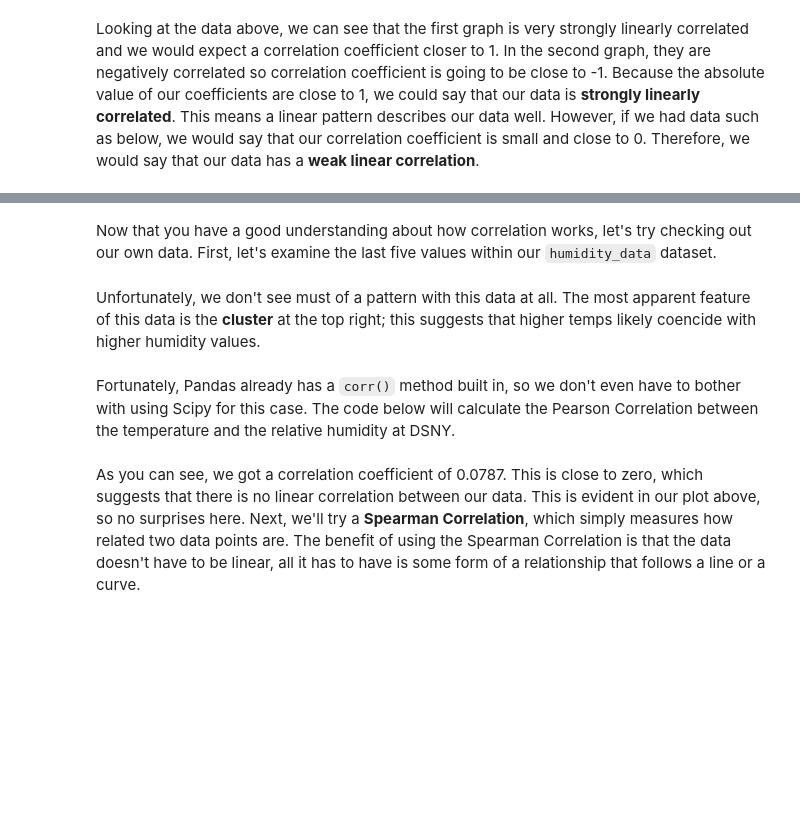
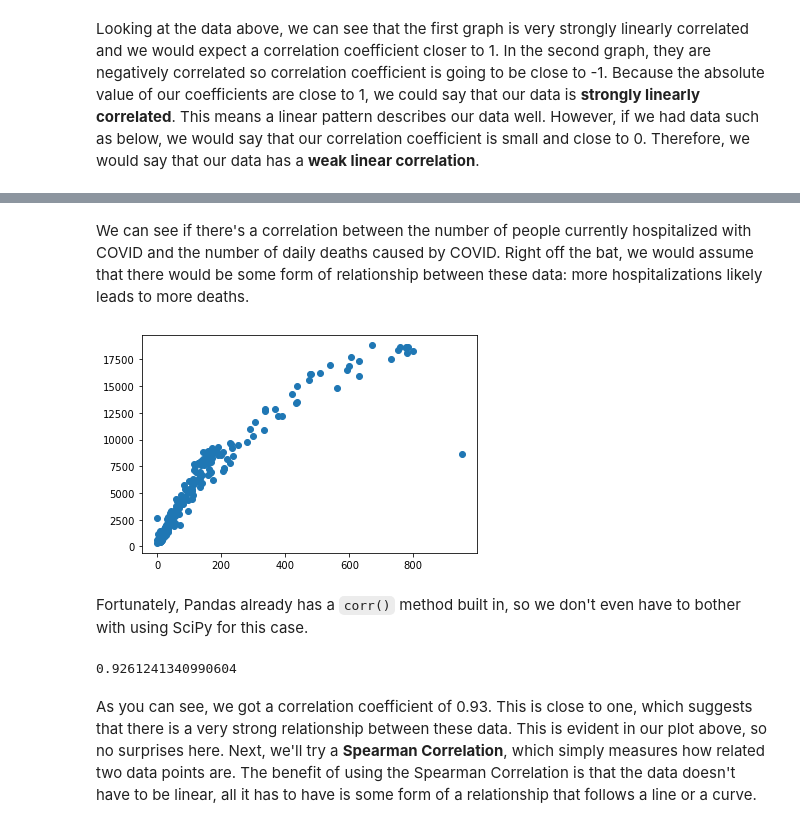
Before and after one commit to Sci-Teens/ecology-program, a Jupyter notebook: lessons/4_introduction_to_statistical_testing.ipynb, the cells around one changed output, grey strips where cells are left out. Cells and saved outputs as stored; diff of their text form; code cells hidden in the pictures; blank space fills up the shorter version.

```diff
--- a/lessons/4_introduction_to_statistical_testing.ipynb
+++ b/lessons/4_introduction_to_statistical_testing.ipynb
@@ -108,2 +144,0 @@ plt.show()
-# %% [markdown]
-Now that you have a good understanding about how correlation works, let's try checking out our own data. First, let's examine the last five values within our `humidity_data` dataset.
@@ -116,4 +145,11 @@ plt.show()
-# %% [markdown]
-Unfortunately, we don't see must of a pattern with this data at all. The most apparent feature of this data is the **cluster** at the top right; this suggests that higher temps likely coencide with higher humidity values. <br>
+# %% [markdown]
+We can see if there's a correlation between the number of people currently hospitalized with COVID and the number of daily deaths caused by COVID. Right off the bat, we would assume that there would be some form of relationship between these data: more hospitalizations likely leads to more deaths.
+# %%
+# TODO: Plot hospitalizations versus daily COVID deaths for New York. Include
+# a title and appropriate axes labels
+plt.scatter(new_york_data['deathIncrease'], new_york_data['hospitalizedCurrently'])
+plt.show()
+# %% [output]
+[figure, added]
 # %% [markdown]
- Fortunately, Pandas already has a `corr()` method built in, so we don't even have to bother with using Scipy for this case. The code below will calculate the Pearson Correlation between the temperature and the relative humidity at DSNY.
+Fortunately, Pandas already has a `corr()` method built in, so we don't even have to bother with using SciPy for this case.
@@ -122,2 +156,6 @@ humidity_data['Temperature'].corr(humidity_data['RelativeHumidity'], method='pea
+# %%
+new_york_data['deathIncrease'].corr(new_york_data['hospitalizedCurrently'], method='pearson')
+# %% [output]
+0.9261241340990604
 # %% [markdown]
-As you can see, we got a correlation coefficient of 0.0787. This is close to zero, which suggests that there is no linear correlation between our data. This is evident in our plot above, so no surprises here. Next, we'll try a **Spearman Correlation**, which simply measures how related two data points are. The benefit of using the Spearman Correlation is that the data doesn't have to be linear, all it has to have is some form of a relationship that follows a line or a curve.
+As you can see, we got a correlation coefficient of 0.93. This is close to one, which suggests that there is a very strong relationship between these data. This is evident in our plot above, so no surprises here. Next, we'll try a **Spearman Correlation**, which simply measures how related two data points are. The benefit of using the Spearman Correlation is that the data doesn't have to be linear, all it has to have is some form of a relationship that follows a line or a curve.
```
Also changed, not shown: parts of 49 cells of this notebook, 5 other files.
